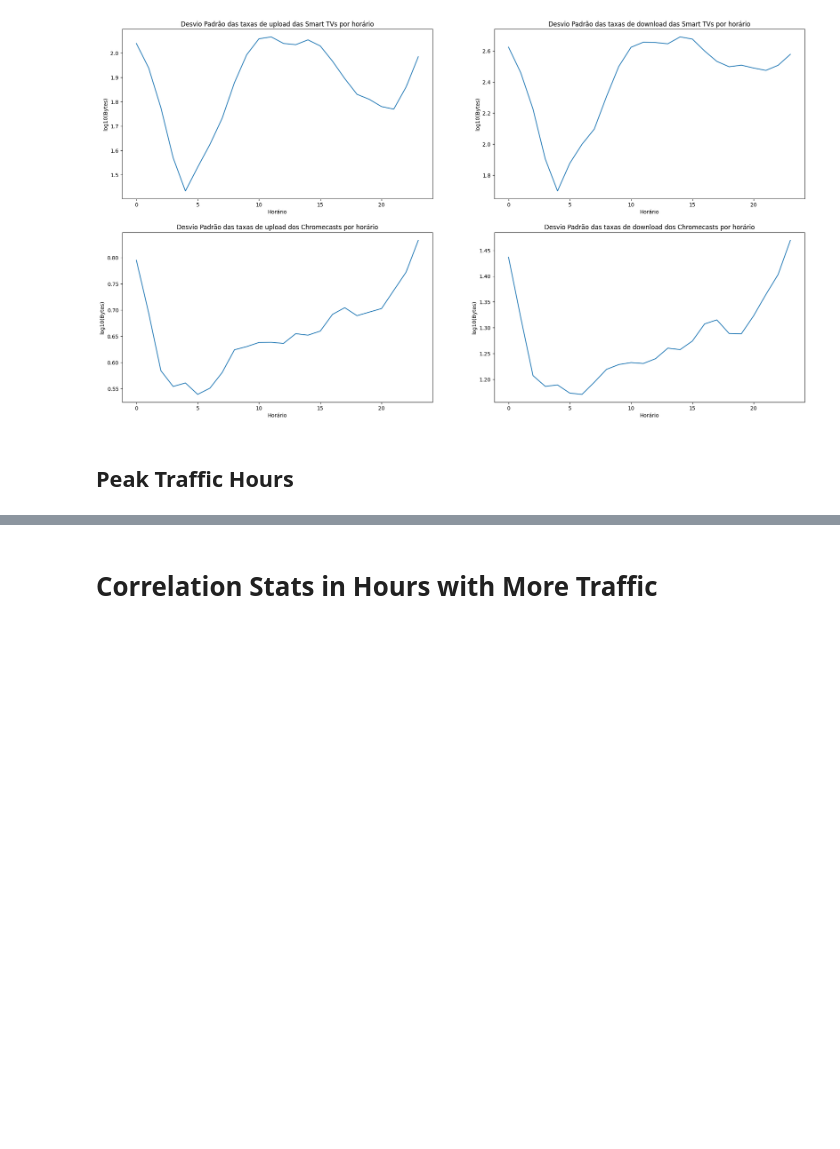
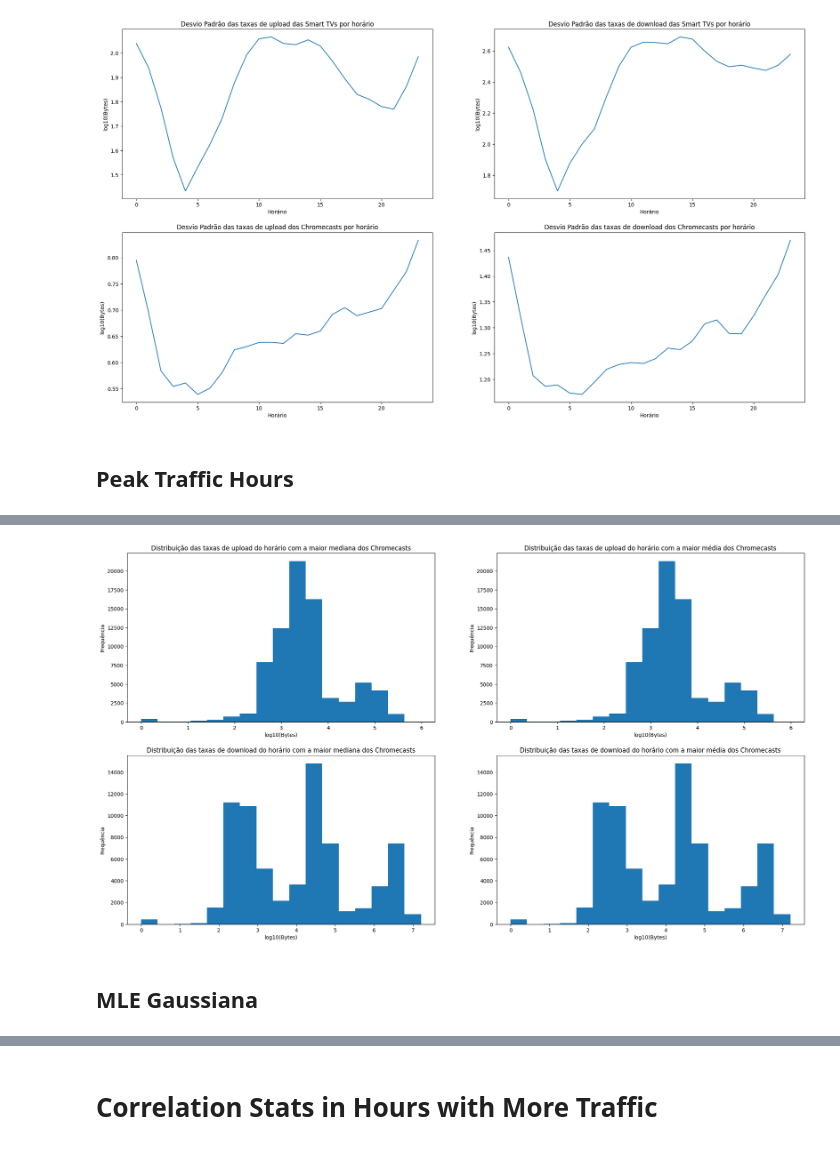
Before and after one commit to lucas-inocencio/Probability-and-Statistics, a Jupyter notebook: src/smart-tv-chromecast-tax-analysis.ipynb, the cells around one changed output, grey strips where cells are left out. Cells and saved outputs as stored; diff of their text form; code cells hidden in the pictures; blank space fills up the shorter version.

```diff
--- a/src/smart-tv-chromecast-tax-analysis.ipynb
+++ b/src/smart-tv-chromecast-tax-analysis.ipynb
@@ -417,0 +440,17 @@ IndexError: index 2 is out of bounds for axis 0 with size 2
+# %%
+fig, ax = plt.subplots(2, 2, figsize=(23.465, 12.925))
+
+plot_histogram(ax=ax[0][0], data=dataset_5,
+               title="Distribuição das taxas de upload do horário com a maior mediana dos Chromecasts")
+plot_histogram(ax=ax[0][1], data=dataset_6,
+               title="Distribuição das taxas de upload do horário com a maior média dos Chromecasts")
+plot_histogram(ax=ax[1][0], data=dataset_7,
+               title="Distribuição das taxas de download do horário com a maior mediana dos Chromecasts")
+plot_histogram(ax=ax[1][1], data=dataset_8,
+               title="Distribuição das taxas de download do horário com a maior média dos Chromecasts")
+
+plt.show()
+# %% [output]
+[figure, added]
+# %% [markdown]
+## MLE Gaussiana
```
Also changed, not shown: parts of 14 cells of this notebook, 1 other file.
